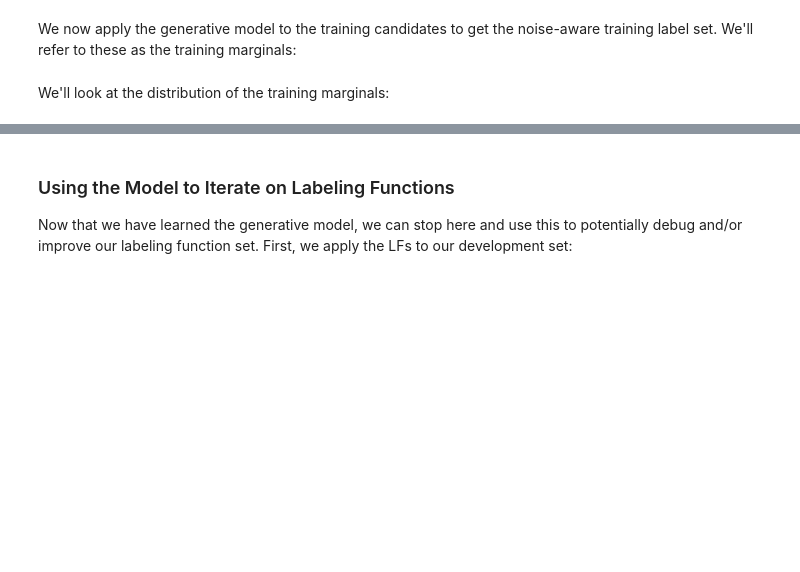
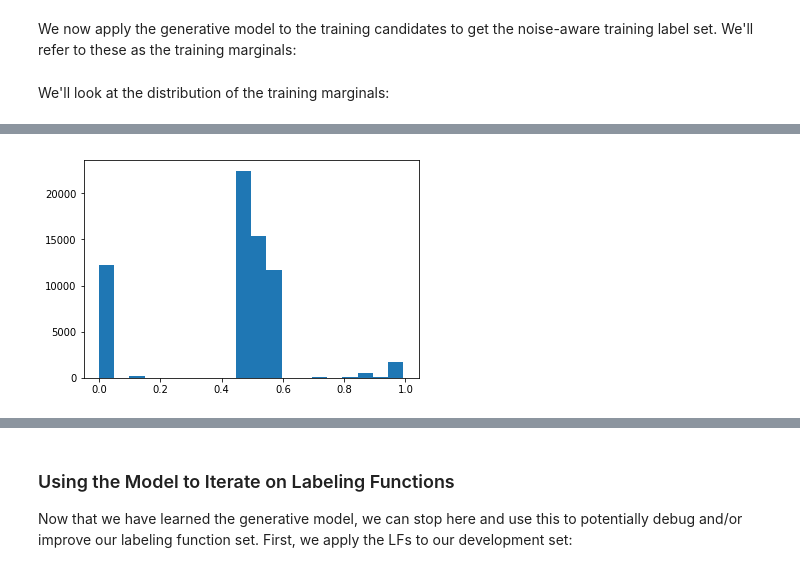
Before and after one commit to lukehsiao/tecs-hardware-kbc, a Jupyter notebook: transistors/transistors.ipynb, the cells around one changed output, grey strips where cells are left out. Saved outputs shown, nothing was run; the diff lists cells and outputs as text; code cells hidden in the pictures; blank space fills up the shorter version.

```diff
--- a/transistors/transistors.ipynb
+++ b/transistors/transistors.ipynb
@@ -394,0 +552,5 @@ L_train[0].shape
+# %%
+plt.hist(stg_temp_max_marginals[:, TRUE - 1], bins=20)
+plt.show()
+# %% [output]
+[figure, added]
```
Also changed, not shown: parts of 33 cells of this notebook.
